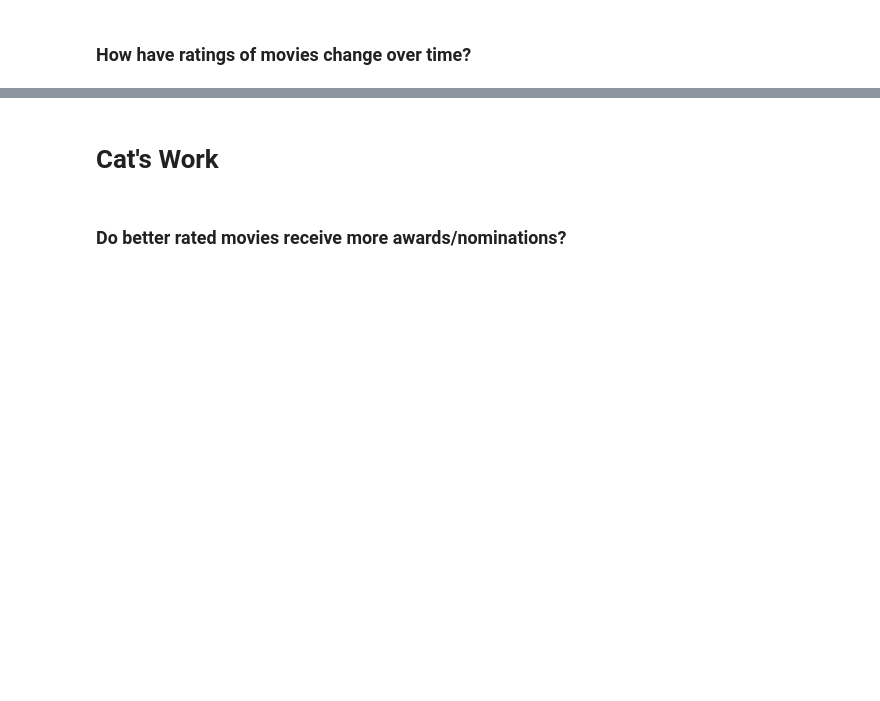
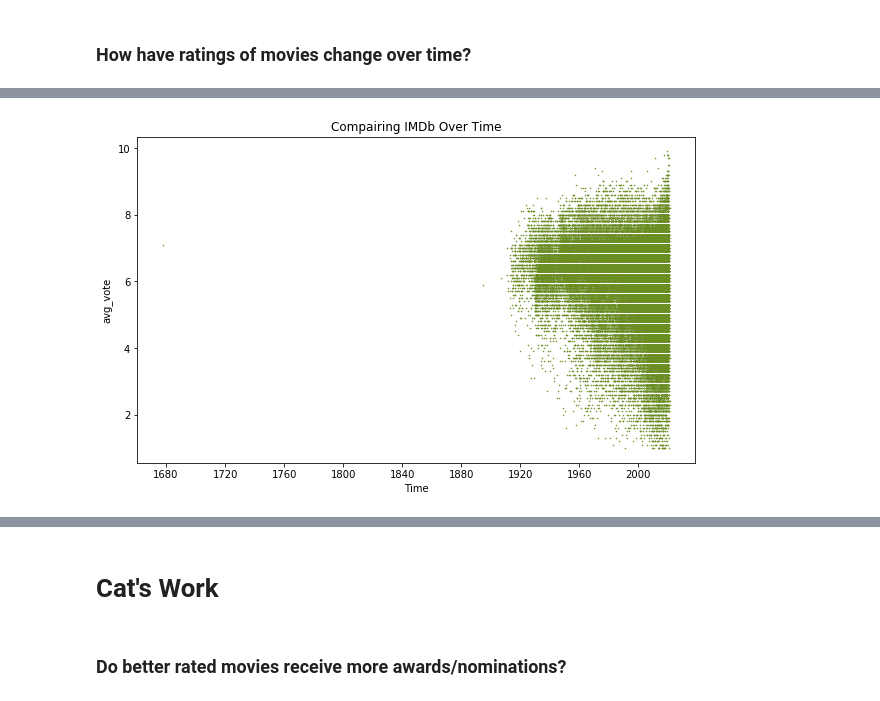
Before and after one commit to almetzler/SI330Final, a Jupyter notebook: NewFinal.ipynb, the cells around one changed output, grey strips where cells are left out. Cells and saved outputs as stored; diff of their text form; code cells hidden in the pictures; blank space fills up the shorter version.

```diff
--- a/NewFinal.ipynb
+++ b/NewFinal.ipynb
@@ -189,0 +236,9 @@ When looking at this plot, we see the means and standard deviation for each of t
+# %%
+fig, ax = plt.subplots(figsize=(10, 6))
+plt.scatter(imdb['date_published'], imdb['avg_vote'], c='olivedrab', s =.3)
+plt.title('Compairing IMDb Over Time')
+plt.xlabel("Time")
+plt.ylabel("avg_vote")
+plt.show()
+# %% [output]
+[figure, added]
```
Also changed, not shown: parts of 21 cells of this notebook.
